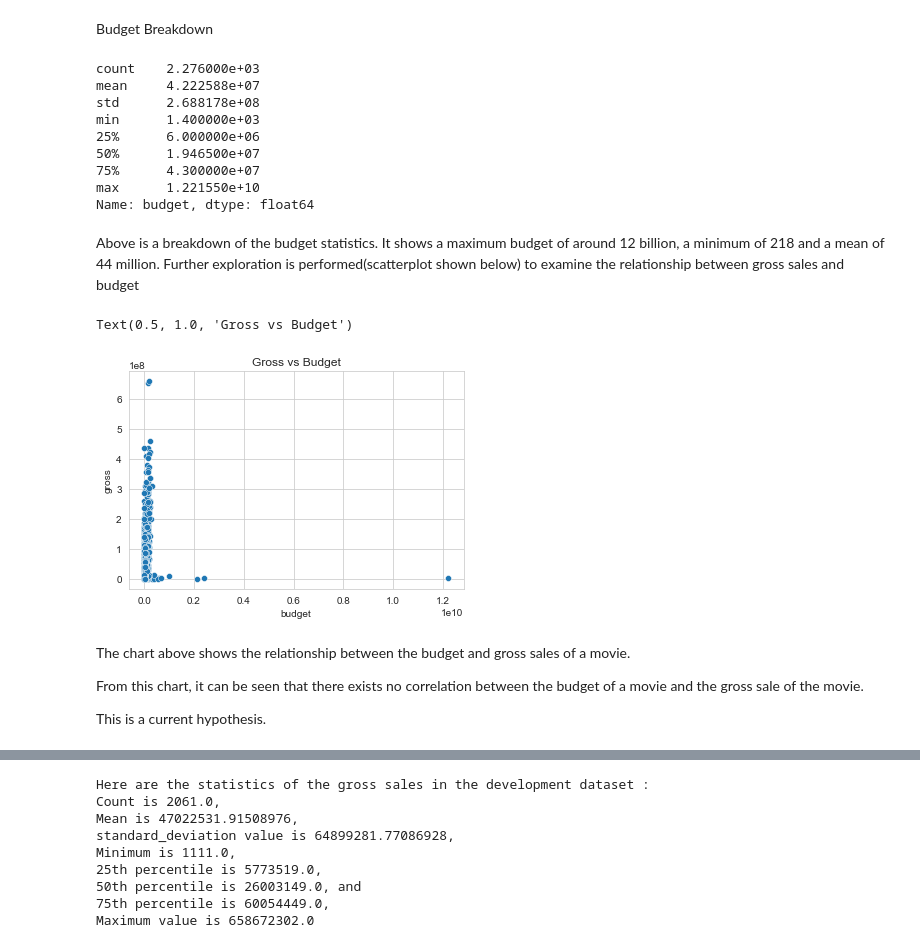
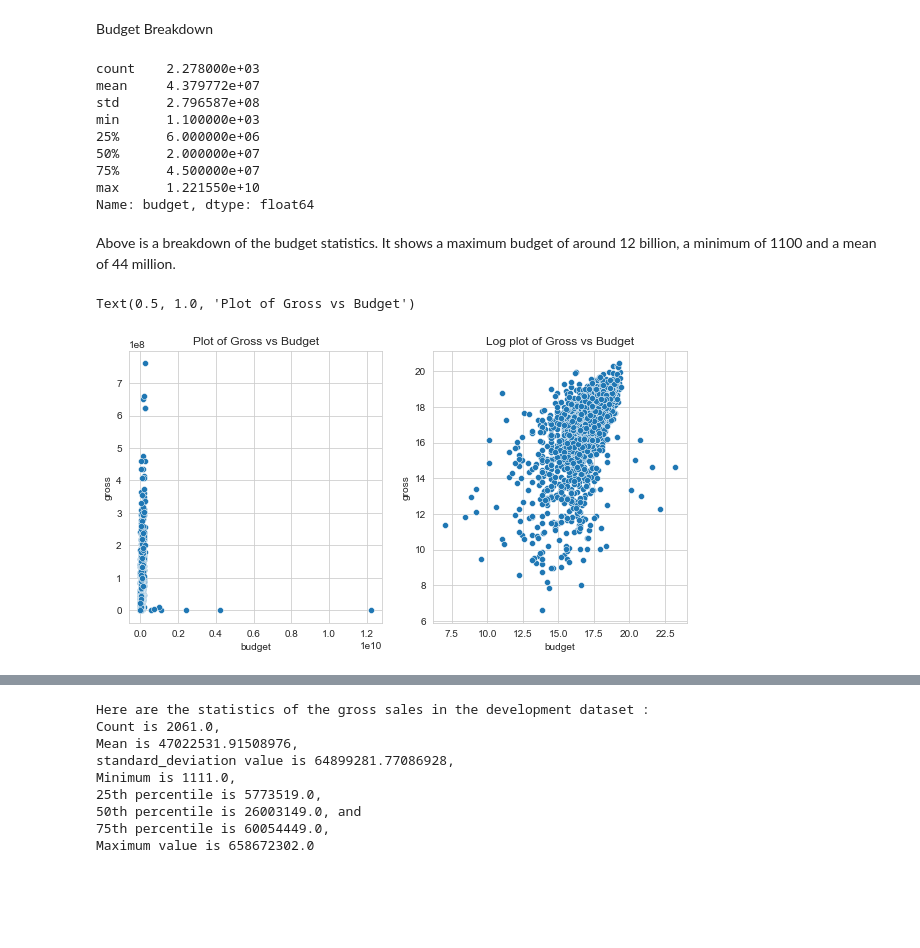
Before and after one commit to Ok3ks/IMDB_movie_metadata-analysis, a Jupyter notebook: Analysis.ipynb, the cells around one changed output, grey strips where cells are left out. Saved outputs shown, nothing was run; the diff lists cells and outputs as text; code cells hidden in the pictures; blank space fills up the shorter version.

```diff
--- a/Analysis.ipynb
+++ b/Analysis.ipynb
@@ -54,7 +52,7 @@ dev_list
 # %%
 #Selecting Columns of interest
 
-modified_dev_list = dev_list[['director_name', 'genres','country','movie_title', 'actor_2_name','title_year', 'actor_3_name', 'content_rating','imdb_score', 'movie_facebook_likes','budget', 'gross','num_critic_for_reviews', 'duration', 'language']]
+modified_dev_list = dev_list[['director_name','plot_keywords', 'genres','country','movie_title', 'actor_2_name','title_year', 'actor_3_name', 'content_rating','imdb_score', 'movie_facebook_likes','budget', 'gross','num_critic_for_reviews', 'duration', 'language']]
 modified_dev_list.sort_values( by = 'gross', ascending= True)
 
 modified_dev_list
@@ -137,27 +164,25 @@ Budget Breakdown
 # %%
 modified_dev_list['budget'].describe()
 # %% [output]
-count    2.276000e+03
-mean     4.222588e+07
-std      2.688178e+08
-min      1.400000e+03
+count    2.278000e+03
+mean     4.379772e+07
+std      2.796587e+08
+min      1.100000e+03
 25%      6.000000e+06
-50%      1.946500e+07
-75%      4.300000e+07
+50%      2.000000e+07
+75%      4.500000e+07
 max      1.221550e+10
 Name: budget, dtype: float64
 # %% [markdown]
-Above is a breakdown of the budget statistics. It shows a maximum budget of around 12 billion, a minimum of 218 and a mean of 44 million. Further exploration is performed(scatterplot shown below) to examine the relationship between gross sales and budget
+Above is a breakdown of the budget statistics. It shows a maximum budget of around 12 billion, a minimum of 1100 and a mean of 44 million.
 # %%
 #Check relationship between gross and budget of movies
-ax1 = sns.scatterplot(x = modified_dev_list['budget'], y = modified_dev_list['gross'])
-plt.title("Gross vs Budget")
+fig, ax = plt.subplots(1,2, figsize = (10,5))
+sns.scatterplot(x = np.log(modified_dev_list['budget']), y = np.log(modified_dev_list['gross']), ax = ax[1])
+ax[1].set_title("Log plot of Gross vs Budget")
+
+sns.scatterplot(x = modified_dev_list['budget'], y = modified_dev_list['gross'], ax = ax[0])
+ax[0].set_title("Plot of Gross vs Budget")
 # %% [output]
-Text(0.5, 1.0, 'Gross vs Budget')
+Text(0.5, 1.0, 'Plot of Gross vs Budget')
-[figure, old version]
+[figure, new version]
-# %% [markdown]
-The chart above shows the relationship between the budget and gross sales of a movie.
-
-From this chart, it can be seen that there exists no correlation between the budget of a movie and the gross sale of the movie.
-
-This is a current hypothesis.
```
Also changed, not shown: parts of 43 cells of this notebook.
